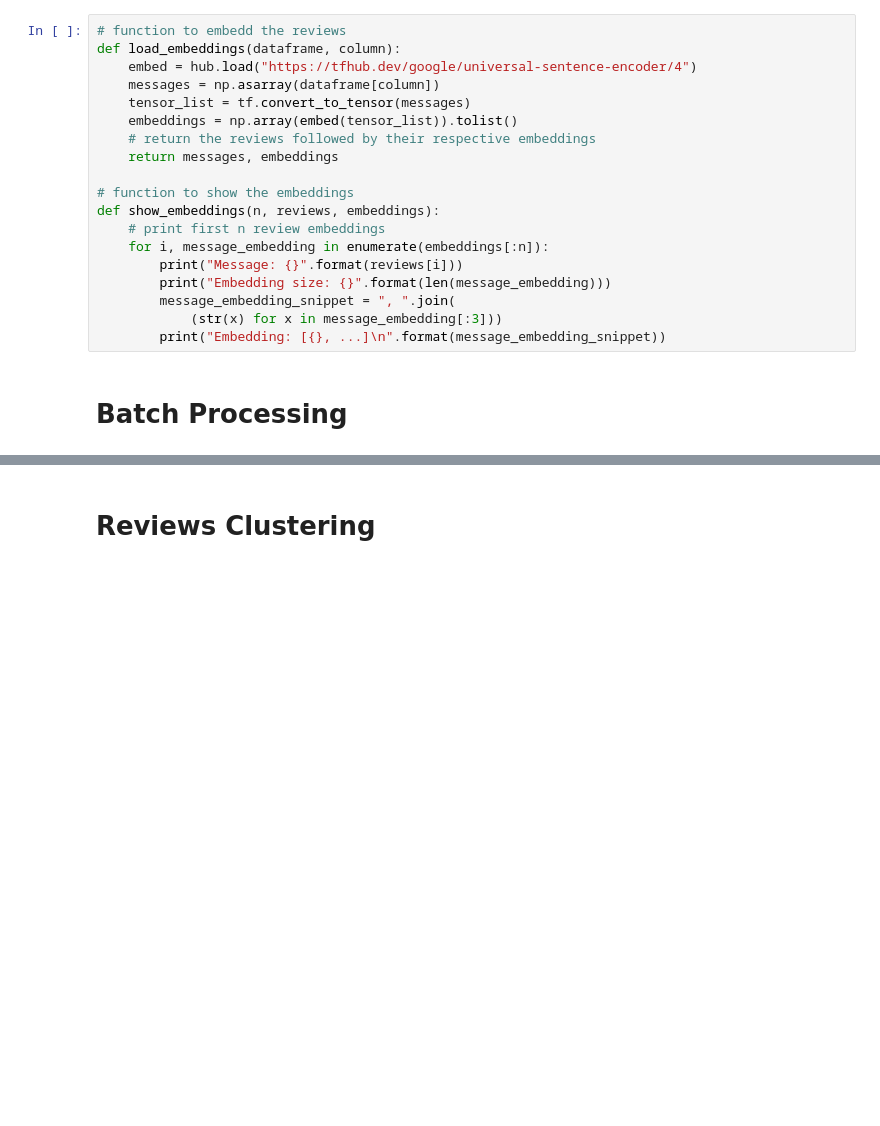
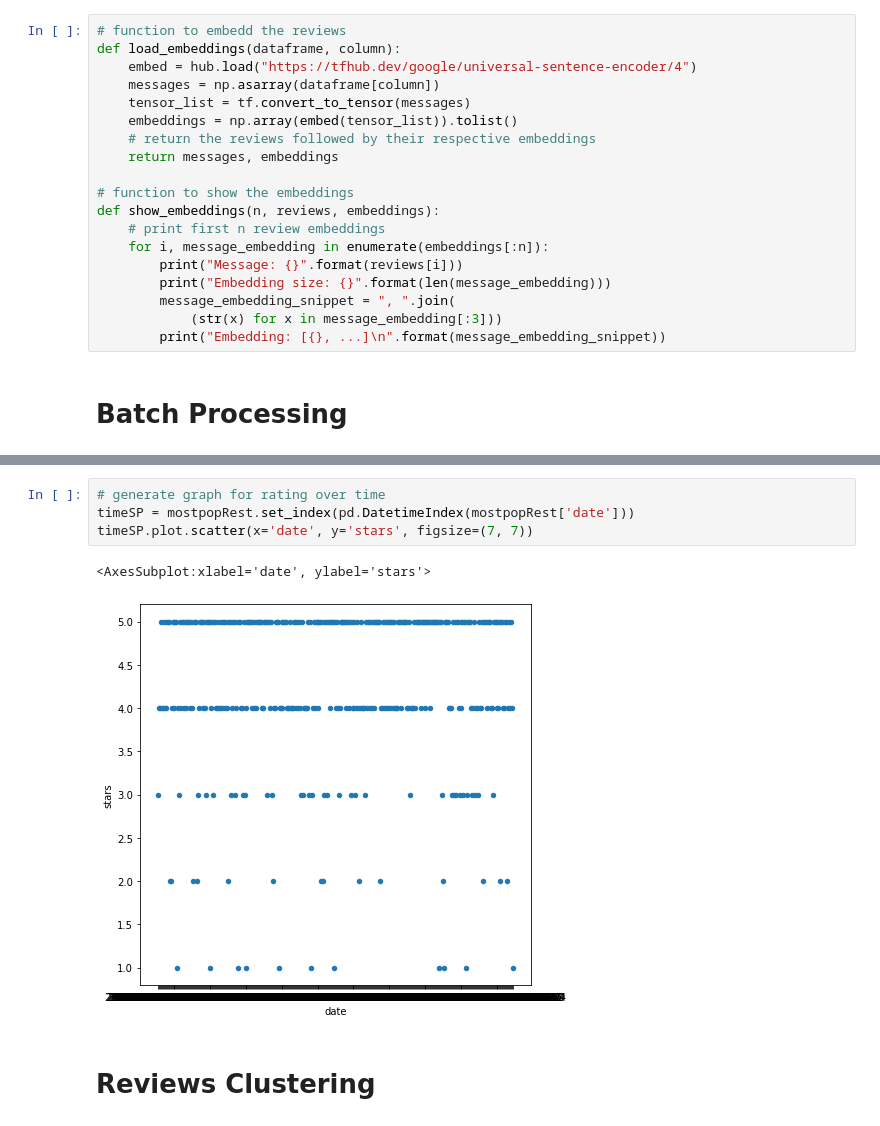
Before and after one commit to emily-mai/Umamics, a Jupyter notebook: CS105_Project.ipynb, the cells around one changed output, grey strips where cells are left out. Cells and saved outputs as stored; diff of their text form; blank space fills up the shorter version.

```diff
--- a/CS105_Project.ipynb
+++ b/CS105_Project.ipynb
@@ -96,3 +150,10 @@ def batch_process(step=10000, stop=50000):
+# %%
+# generate graph for rating over time
+timeSP = mostpopRest.set_index(pd.DatetimeIndex(mostpopRest['date']))
+timeSP.plot.scatter(x='date', y='stars', figsize=(7, 7))
+# %% [output]
+<AxesSubplot:xlabel='date', ylabel='stars'>
+[figure, added]
 # %% [markdown]
 # Reviews Clustering
 # %%
```
Also changed, not shown: parts of 10 cells of this notebook, 2 other files.
